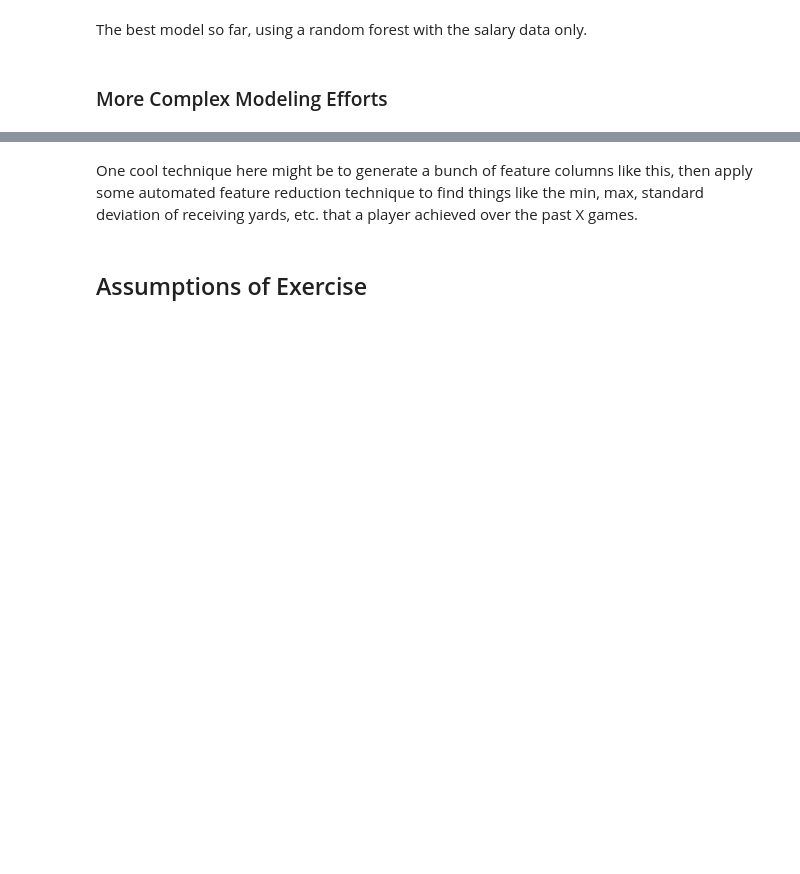
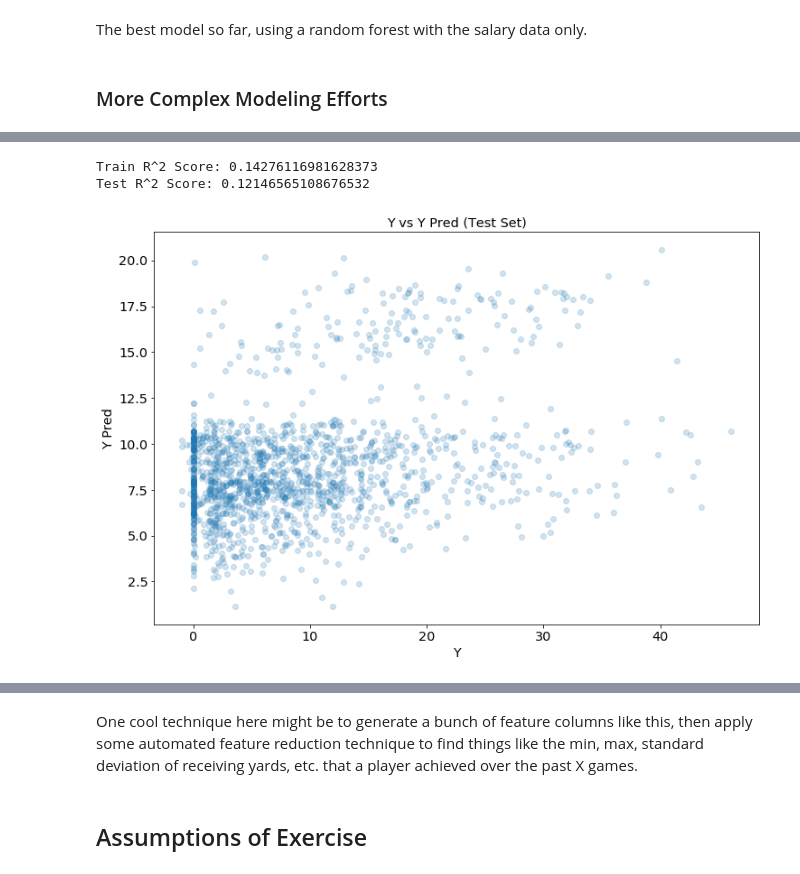
Before and after one commit to jeffbruce/daily-fantasy-modeling, a Jupyter notebook: draftkings_modeling.ipynb, the cells around one changed output, grey strips where cells are left out. Drawn from its saved outputs; the diff is of its cells as text; code cells hidden in the pictures; blank space fills up the shorter version.

Commit message:
updated complex modeling section

```diff
--- a/draftkings_modeling.ipynb
+++ b/draftkings_modeling.ipynb
@@ -458,0 +463,17 @@ X = data[categorical_cols]
+# %%
+# Method 1: Using scikit-learn's base OneHotEncoder object.
+from sklearn.preprocessing import OneHotEncoder
+
+# Encode only the categorical features
+categorical_feature_mask = data.dtypes==object
+categorical_cols = data.columns[categorical_feature_mask].tolist()
+X = data[categorical_cols]
+
+# Apply OneHotEncoding and train model only on these variables
+ohe = OneHotEncoder(sparse=False, handle_unknown='ignore')
+X_ohe = ohe.fit_transform(X)
+train_and_evaluate_model(X_ohe, y, model_type='linear')
+# %% [output]
+Train R^2 Score: 0.14276116981628373
+Test R^2 Score: 0.12146565108676532
+[figure, added]
```
Also changed, not shown: parts of 25 cells of this notebook, 1 other file.
